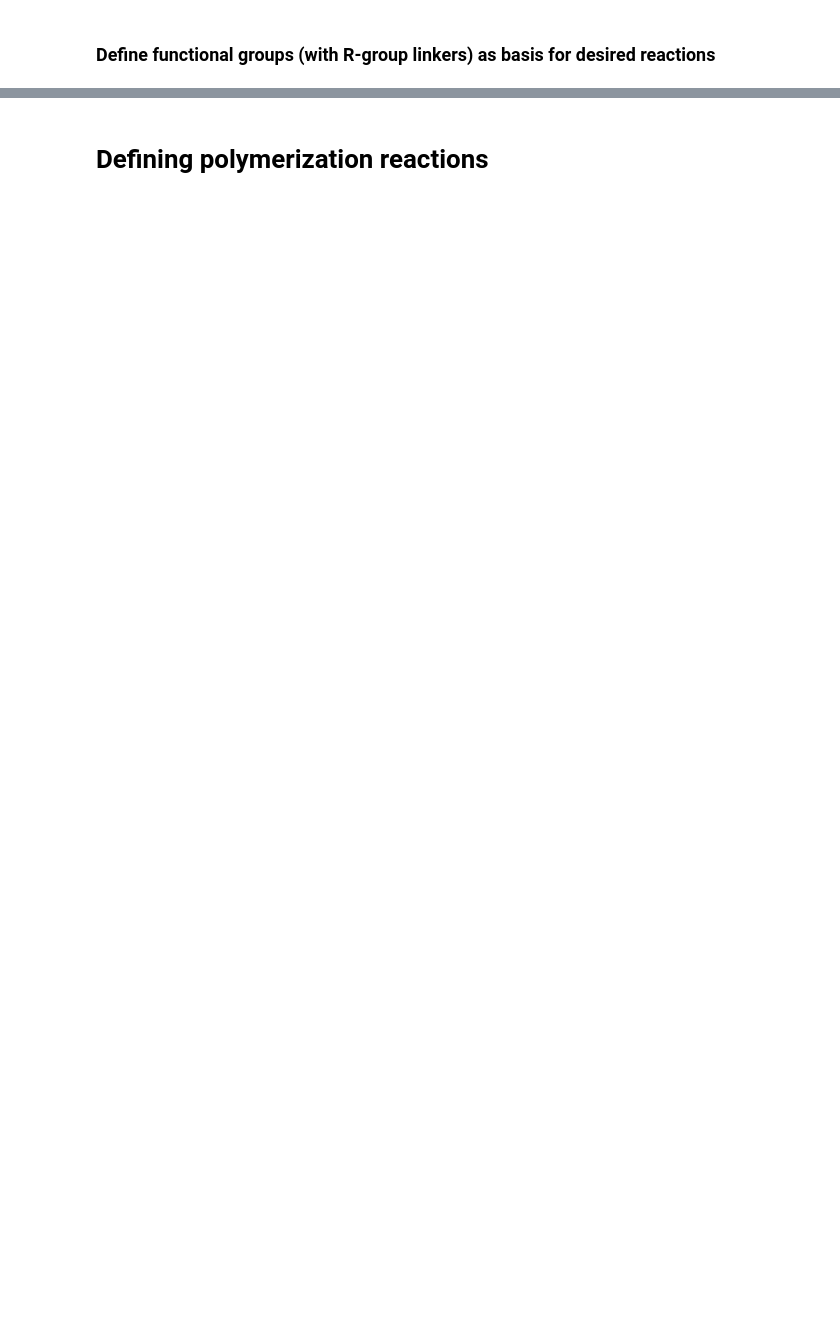
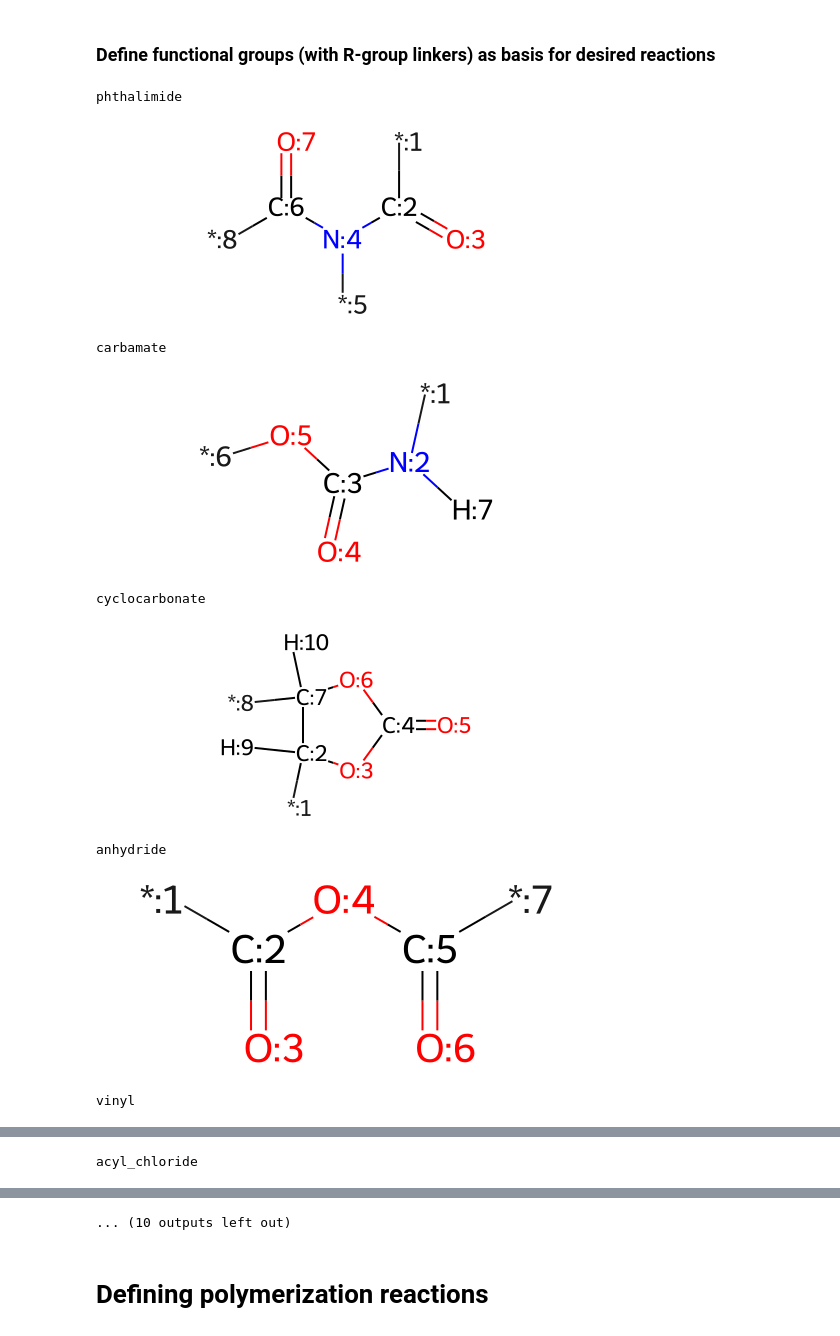
Before and after one commit to timbernat/NREL_polymers, a Jupyter notebook: reaction_def.ipynb, the cells around one changed output, grey strips where cells are left out. Cells and saved outputs as stored; diff of their text form; code cells hidden in the pictures; blank space fills up the shorter version.

```diff
--- a/reaction_def.ipynb
+++ b/reaction_def.ipynb
@@ -55,32 +70,44 @@ for fn_group_name, (group_key, idx) in smarts_keys.items():
 # %% [markdown]
 ### Define functional groups (with R-group linkers) as basis for desired reactions
 # %%
-rdkdraw.set_rdkdraw_size(200, 5)
+rdkdraw.set_rdkdraw_size(200, 5/2)
 
 fn_group_smiles_bare = { # TODO : add specificity vis-a-vis bond degree and stereo
-    'phthlatimide'   : '[8*]C(=O)N(*)C(=O)*',
+    'phthalimide'   : '*C(=O)N(*)C(=O)*',
     'carbamate'      : '*[NH]C(=O)O*',
     'cyclocarbonate' : '*C1OC(=O)OC1*',
     'anhydride'      : '*C(=O)OC(=O)*',
     'vinyl'          : 'C=C*',
     'acyl_chloride'  : 'Cl-C(=O)*',
     'carboxyl'       : 'OC(=O)*',
     'ester'          : '*OC(=O)*',
     'amine'          : '[NH2]*',
     'hydroxyl'       : '[OH]*',
     'isocyanate'     : 'O=C=N*',
 }
 
 fn_groups, fn_group_smiles = {}, {}
 for group_name, smiles in fn_group_smiles_bare.items():
     smiles_mol = Chem.MolFromSmiles(smiles)
     smiles_mol = Chem.AddHs(smiles_mol)
     smiles_mol = molwise.assign_ordered_atom_map_nums(smiles_mol, in_place=False)
+
+    print(group_name)
     display(smiles_mol)
 
     fn_groups[group_name]       = smiles_mol
     fn_group_smiles[group_name] = Chem.MolToSmiles(smiles_mol)
 
 
 with (RXN_FILES_PATH / 'fn_group_smarts.json').open('w') as file:
     json.dump(fn_group_smiles, file, indent=4)
+# %% [output]
+phthalimide
+[figure, added]
+carbamate
+[figure, added]
+cyclocarbonate
+[figure, added]
+anhydride
+[figure, added]
+vinyl
@@ -86,0 +115 @@ with (RXN_FILES_PATH / 'fn_group_smarts.json').open('w') as file:
+acyl_chloride
@@ -87,2 +117,3 @@ with (RXN_FILES_PATH / 'fn_group_smarts.json').open('w') as file:
+... (10 outputs left out)
 # %% [markdown]
 # Defining polymerization reactions
```
Also changed, not shown: parts of 15 cells of this notebook.
